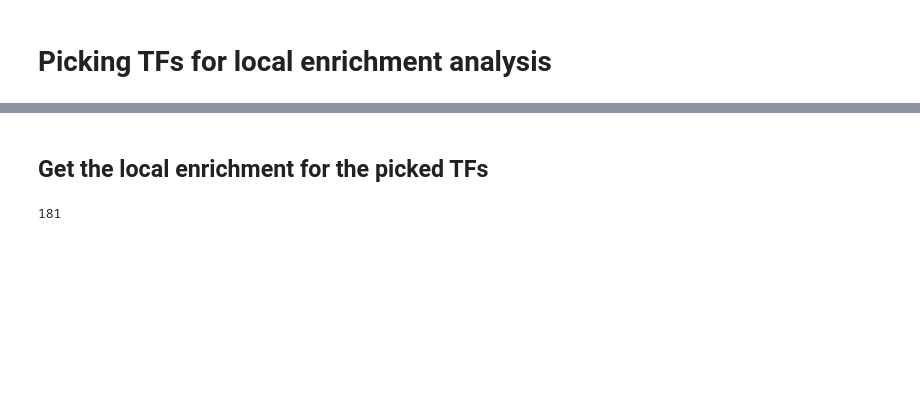
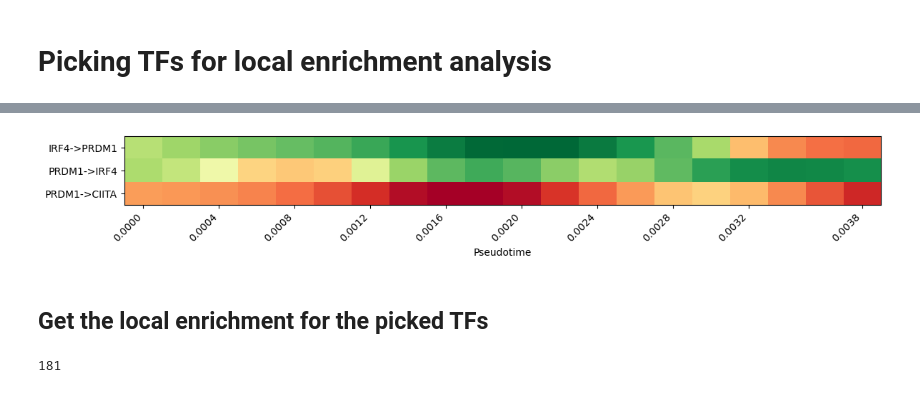
Before and after one commit to sachha-naksha/B_Cell_States, a Jupyter notebook: multiome_dynamic_regulation/py_scripts/analysis/LF_dynamics.ipynb, the cells around one changed output, grey strips where cells are left out. Drawn from its saved outputs; the diff is of its cells as text; code cells hidden in the pictures; blank space fills up the shorter version.

```diff
--- a/multiome_dynamic_regulation/py_scripts/analysis/LF_dynamics.ipynb
+++ b/multiome_dynamic_regulation/py_scripts/analysis/LF_dynamics.ipynb
@@ -610,12 +634,13 @@ target_regulators = get_target_specific_regulators(
 # %%
 fig, ax, force_values = plot_force_heatmap(
     force_df=lf_forces_dcurve,
-    dtime=dtime,
-    #regulations=lf_gene_regulations['HLA-DPA1'],
-    tf_to_targets_dict={'PRDM1': tf_to_targets['PRDM1']},
-    figsize=(12, 6),
+    dtime=dtime_pb,
+    regulations=[('IRF4','PRDM1'),('PRDM1','IRF4'),('PRDM1','CIITA')],
+    figsize=(12, 2),
     cmap='RdYlGn'
 )
+# %% [output]
+[figure, added]
 # %% [markdown]
 ## Get the local enrichment  for the picked TFs
 # %%
```
Also changed, not shown: parts of 19 cells of this notebook, 1 other file.
